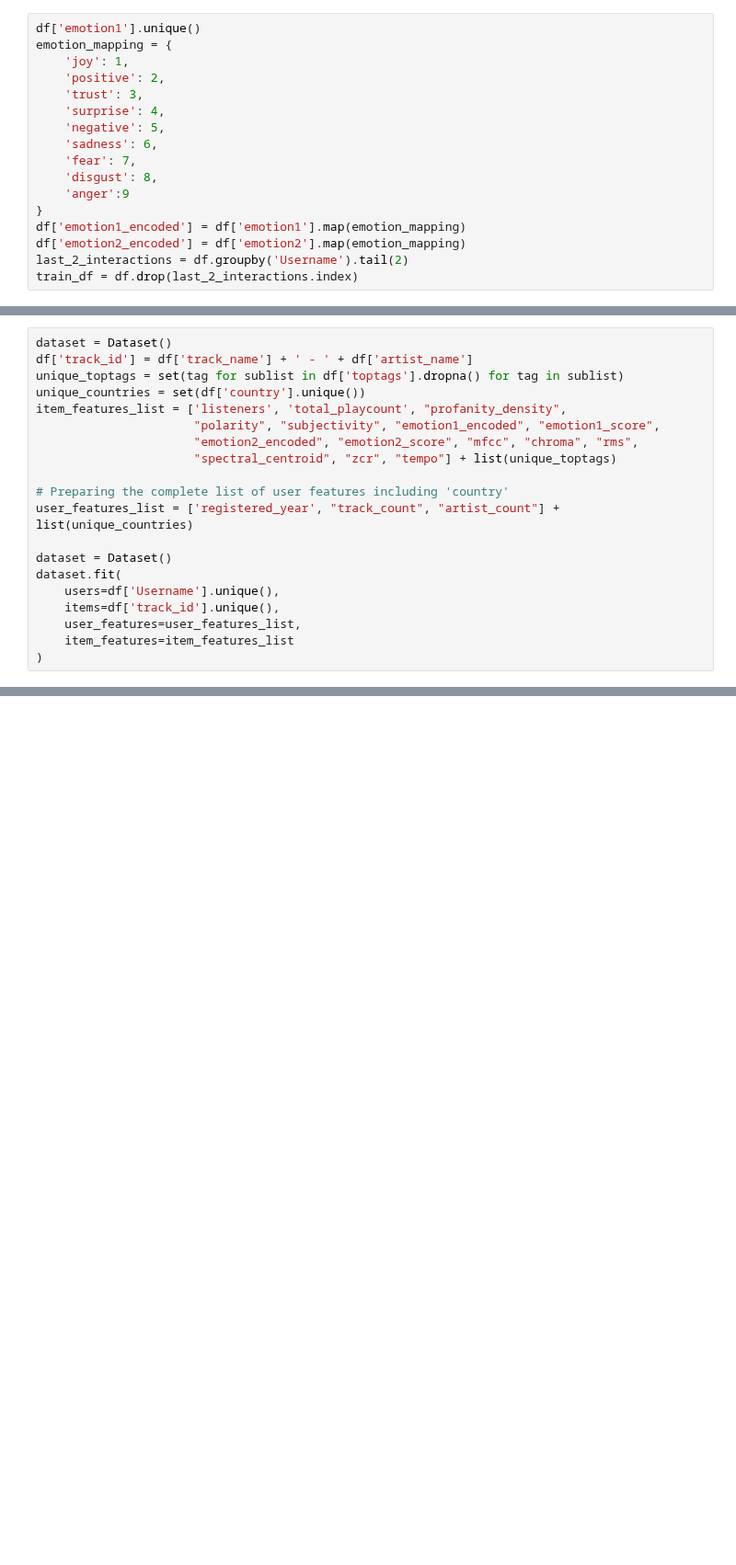
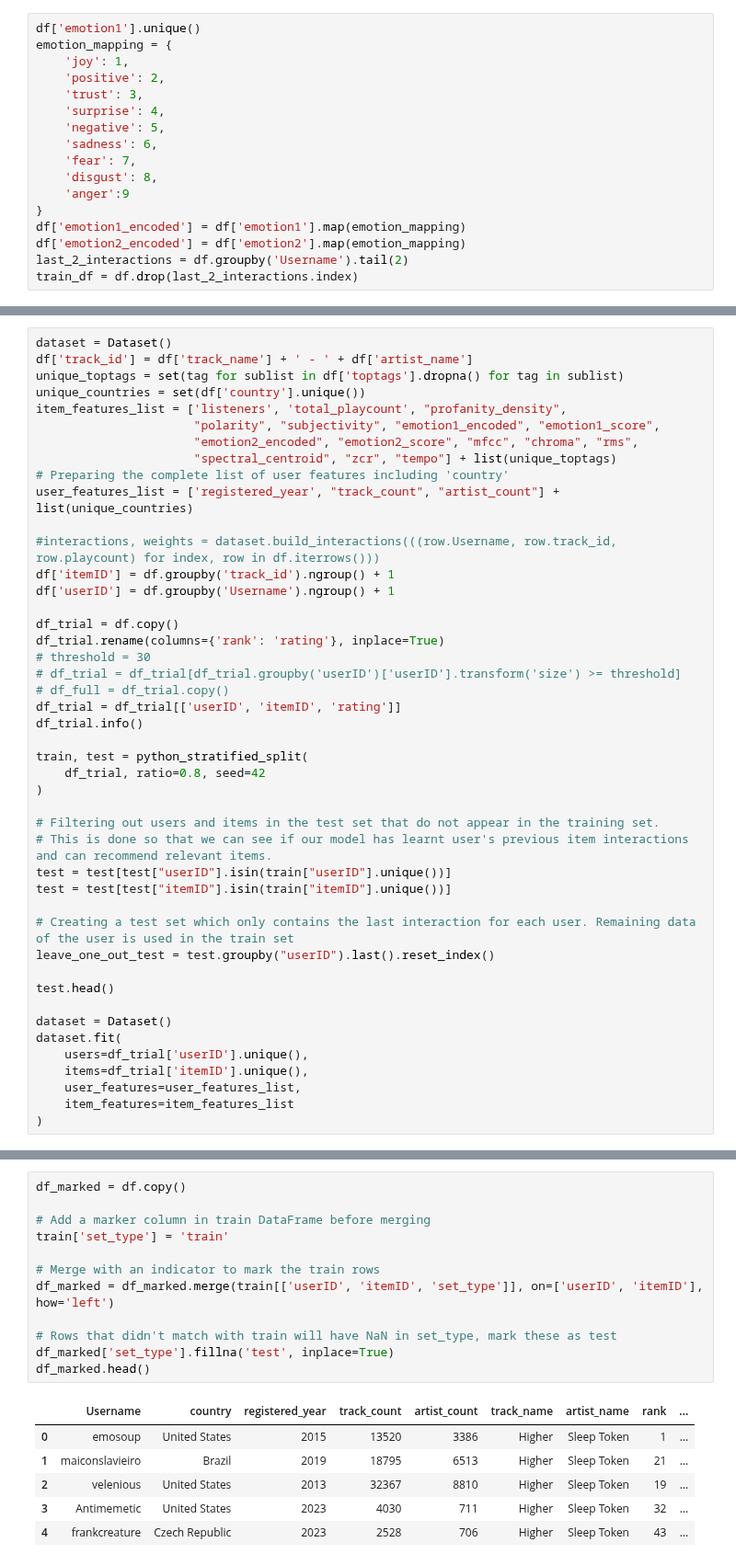
Before and after one commit to LauWyeRock/RecommendationSystem, a Jupyter notebook: Submission/Step4B_LightFM.ipynb, the cells around one changed output, grey strips where cells are left out. Shown at 92% size. Saved outputs shown, nothing was run; the diff lists cells and outputs as text; blank space fills up the shorter version.

```diff
--- a/Submission/Step4B_LightFM.ipynb
+++ b/Submission/Step4B_LightFM.ipynb
@@ -58,14 +187,39 @@ item_features_list = ['listeners', 'total_playcount', "profanity_density",
                       "polarity", "subjectivity", "emotion1_encoded", "emotion1_score",
                       "emotion2_encoded", "emotion2_score", "mfcc", "chroma", "rms",
                       "spectral_centroid", "zcr", "tempo"] + list(unique_toptags)
-
 # Preparing the complete list of user features including 'country'
 user_features_list = ['registered_year', "track_count", "artist_count"] + list(unique_countries)
 
+#interactions, weights = dataset.build_interactions(((row.Username, row.track_id, row.playcount) for index, row in df.iterrows()))
+df['itemID'] = df.groupby('track_id').ngroup() + 1
+df['userID'] = df.groupby('Username').ngroup() + 1
+
+df_trial = df.copy()
+df_trial.rename(columns={'rank': 'rating'}, inplace=True)
+# threshold = 30
+# df_trial = df_trial[df_trial.groupby('userID')['userID'].transform('size') >= threshold]
+# df_full = df_trial.copy()
+df_trial = df_trial[['userID', 'itemID', 'rating']]
+df_trial.info()
+
+train, test = python_stratified_split(
+    df_trial, ratio=0.8, seed=42
+)
+
+# Filtering out users and items in the test set that do not appear in the training set.
+# This is done so that we can see if our model has learnt user's previous item interactions and can recommend relevant items.
+test = test[test["userID"].isin(train["userID"].unique())]
+test = test[test["itemID"].isin(train["itemID"].unique())]
+
+# Creating a test set which only contains the last interaction for each user. Remaining data of the user is used in the train set
+leave_one_out_test = test.groupby("userID").last().reset_index()
+
+test.head()
+
 dataset = Dataset()
 dataset.fit(
-    users=df['Username'].unique(),
-    items=df['track_id'].unique(),
+    users=df_trial['userID'].unique(),
+    items=df_trial['itemID'].unique(),
     user_features=user_features_list,
     item_features=item_features_list
 )
@@ -71,0 +237,19 @@ dataset.fit(
+# %%
+df_marked = df.copy()
+
+# Add a marker column in train DataFrame before merging
+train['set_type'] = 'train'
+
+# Merge with an indicator to mark the train rows
+df_marked = df_marked.merge(train[['userID', 'itemID', 'set_type']], on=['userID', 'itemID'], how='left')
+
+# Rows that didn't match with train will have NaN in set_type, mark these as test
+df_marked['set_type'].fillna('test', inplace=True)
+df_marked.head()
+# %% [output]
+|  | Username | country | registered_year | track_count | artist_count | track_name | artist_name | rank | ... |
+| 0 | emosoup | United States | 2015 | 13520 | 3386 | Higher | Sleep Token | 1 | ... |
+| 1 | maiconslavieiro | Brazil | 2019 | 18795 | 6513 | Higher | Sleep Token | 21 | ... |
+| 2 | velenious | United States | 2013 | 32367 | 8810 | Higher | Sleep Token | 19 | ... |
+| 3 | Antimemetic | United States | 2023 | 4030 | 711 | Higher | Sleep Token | 32 | ... |
+| 4 | frankcreature | Czech Republic | 2023 | 2528 | 706 | Higher | Sleep Token | 43 | ... |
```
Also changed, not shown: parts of 35 cells of this notebook, 1 other file.
